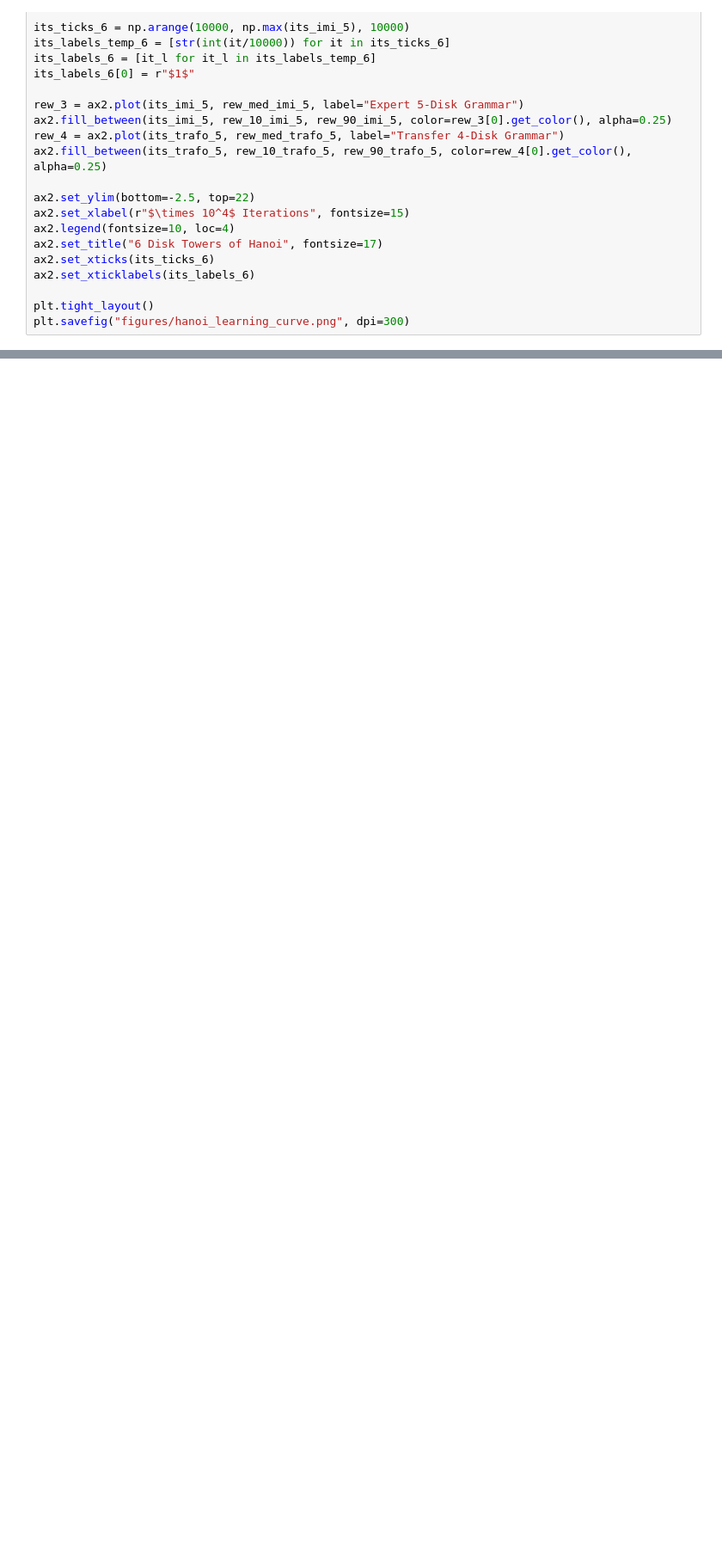
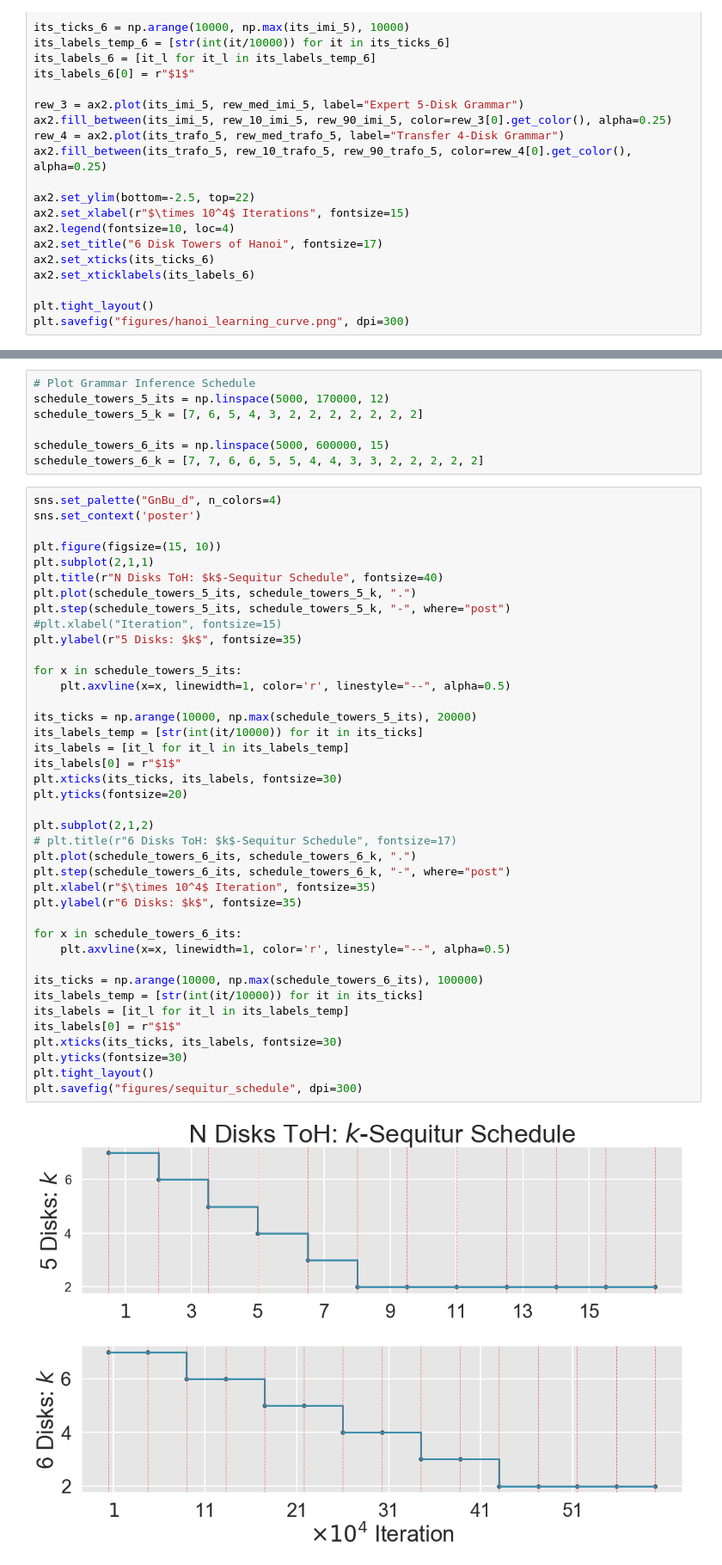
Before and after one commit to RobertTLange/action-grammars-hrl, a Jupyter notebook: visualize_results.ipynb, the cells around one changed output, grey strips where cells are left out. Shown at 86% size. Drawn from its saved outputs; the diff is of its cells as text; blank space fills up the shorter version.

```diff
--- a/visualize_results.ipynb
+++ b/visualize_results.ipynb
@@ -407,0 +412,49 @@ plt.savefig("figures/hanoi_learning_curve.png", dpi=300)
+# %%
+# Plot Grammar Inference Schedule
+schedule_towers_5_its = np.linspace(5000, 170000, 12)
+schedule_towers_5_k = [7, 6, 5, 4, 3, 2, 2, 2, 2, 2, 2, 2]
+
+schedule_towers_6_its = np.linspace(5000, 600000, 15)
+schedule_towers_6_k = [7, 7, 6, 6, 5, 5, 4, 4, 3, 3, 2, 2, 2, 2, 2]
+# %%
+sns.set_palette("GnBu_d", n_colors=4)
+sns.set_context('poster')
+
+plt.figure(figsize=(15, 10))
+plt.subplot(2,1,1)
+plt.title(r"N Disks ToH: $k$-Sequitur Schedule", fontsize=40)
+plt.plot(schedule_towers_5_its, schedule_towers_5_k, ".")
+plt.step(schedule_towers_5_its, schedule_towers_5_k, "-", where="post")
+#plt.xlabel("Iteration", fontsize=15)
+plt.ylabel(r"5 Disks: $k$", fontsize=35)
+
+for x in schedule_towers_5_its:
+    plt.axvline(x=x, linewidth=1, color='r', linestyle="--", alpha=0.5)
+
+its_ticks = np.arange(10000, np.max(schedule_towers_5_its), 20000)
+its_labels_temp = [str(int(it/10000)) for it in its_ticks]
+its_labels = [it_l for it_l in its_labels_temp]
+its_labels[0] = r"$1$"
+plt.xticks(its_ticks, its_labels, fontsize=30)
+plt.yticks(fontsize=20)
+
+plt.subplot(2,1,2)
+# plt.title(r"6 Disks ToH: $k$-Sequitur Schedule", fontsize=17)
+plt.plot(schedule_towers_6_its, schedule_towers_6_k, ".")
+plt.step(schedule_towers_6_its, schedule_towers_6_k, "-", where="post")
+plt.xlabel(r"$\times 10^4$ Iteration", fontsize=35)
+plt.ylabel(r"6 Disks: $k$", fontsize=35)
+
+for x in schedule_towers_6_its:
+    plt.axvline(x=x, linewidth=1, color='r', linestyle="--", alpha=0.5)
+
+its_ticks = np.arange(10000, np.max(schedule_towers_6_its), 100000)
+its_labels_temp = [str(int(it/10000)) for it in its_ticks]
+its_labels = [it_l for it_l in its_labels_temp]
+its_labels[0] = r"$1$"
+plt.xticks(its_ticks, its_labels, fontsize=30)
+plt.yticks(fontsize=30)
+plt.tight_layout()
+plt.savefig("figures/sequitur_schedule", dpi=300)
+# %% [output]
+[figure, added]
```
Also changed, not shown: parts of 30 cells of this notebook, 2 other files.
